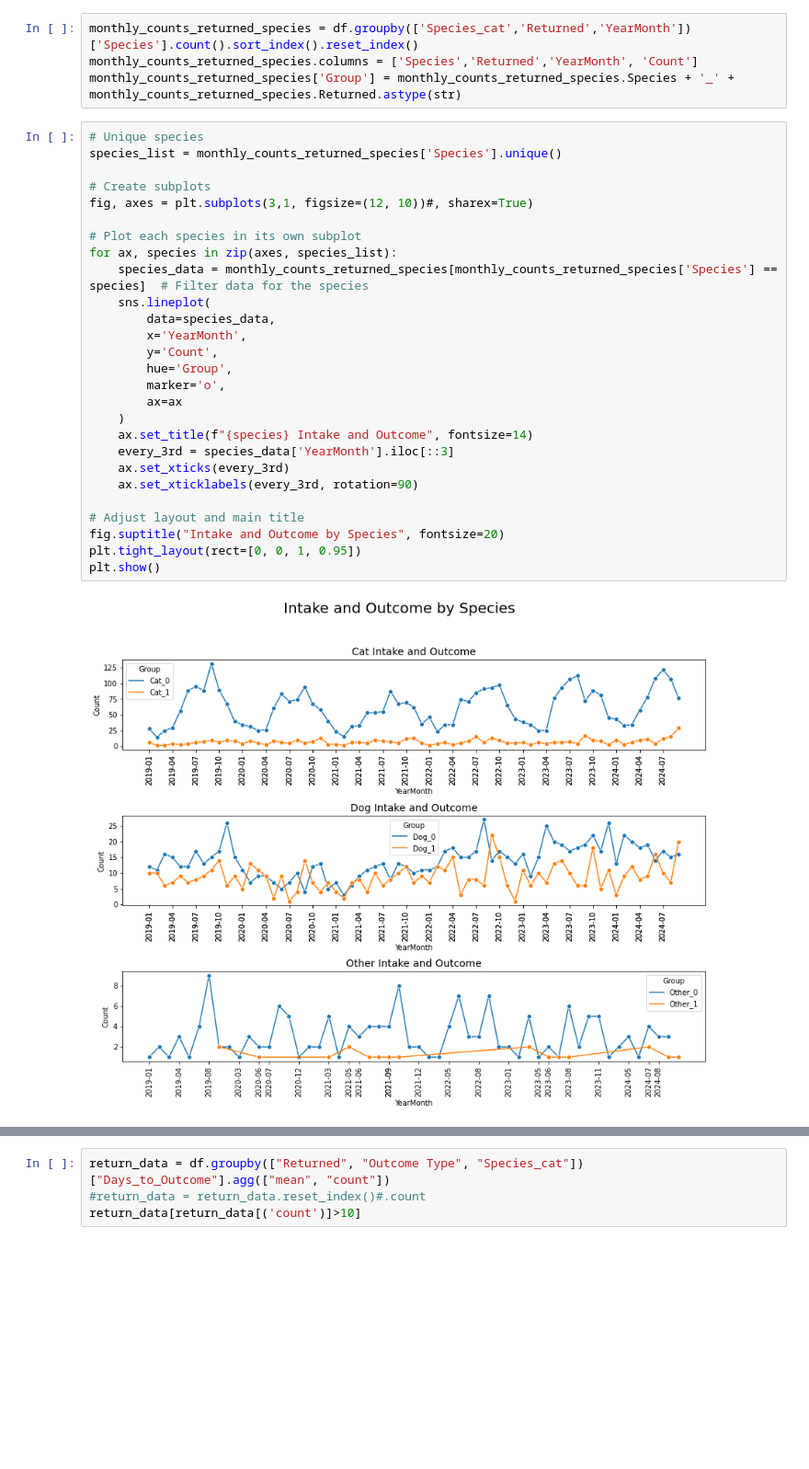
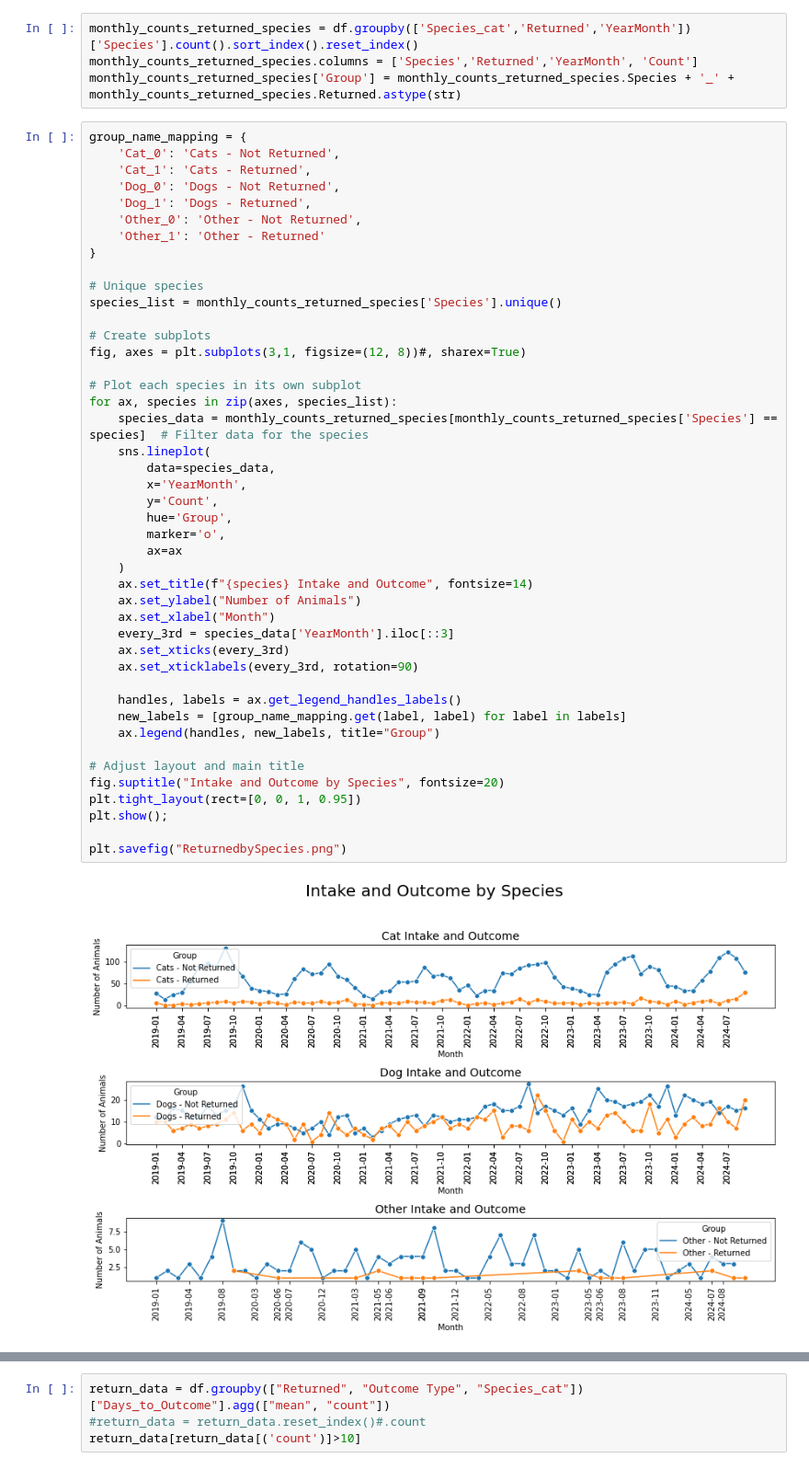
Before and after one commit to statcom-um/HSHV_pet_reunion, a Jupyter notebook: zapell/deduped_exploration.ipynb, the cells around one changed output, grey strips where cells are left out. Shown: that part at 92% size. Saved outputs shown, nothing was run; the diff lists cells and outputs as text; blank space fills up the shorter version.

Commit message:
update code and add plots

```diff
--- a/zapell/deduped_exploration.ipynb
+++ b/zapell/deduped_exploration.ipynb
@@ -76,31 +105,48 @@ monthly_counts_returned_species = df.groupby(['Species_cat','Returned','YearMont
 monthly_counts_returned_species.columns = ['Species','Returned','YearMonth', 'Count']
 monthly_counts_returned_species['Group'] = monthly_counts_returned_species.Species + '_' + monthly_counts_returned_species.Returned.astype(str)
 # %%
+group_name_mapping = {
+    'Cat_0': 'Cats - Not Returned',
+    'Cat_1': 'Cats - Returned',
+    'Dog_0': 'Dogs - Not Returned',
+    'Dog_1': 'Dogs - Returned',
+    'Other_0': 'Other - Not Returned',
+    'Other_1': 'Other - Returned'
+}
+
 # Unique species
 species_list = monthly_counts_returned_species['Species'].unique()
 
 # Create subplots
-fig, axes = plt.subplots(3,1, figsize=(12, 10))#, sharex=True)
+fig, axes = plt.subplots(3,1, figsize=(12, 8))#, sharex=True)
 
 # Plot each species in its own subplot
 for ax, species in zip(axes, species_list):
     species_data = monthly_counts_returned_species[monthly_counts_returned_species['Species'] == species]  # Filter data for the species
     sns.lineplot(
         data=species_data,
         x='YearMonth',
         y='Count',
         hue='Group',
         marker='o',
         ax=ax
     )
     ax.set_title(f"{species} Intake and Outcome", fontsize=14)
+    ax.set_ylabel("Number of Animals")
+    ax.set_xlabel("Month")
     every_3rd = species_data['YearMonth'].iloc[::3]
     ax.set_xticks(every_3rd)
     ax.set_xticklabels(every_3rd, rotation=90)
 
+    handles, labels = ax.get_legend_handles_labels()
+    new_labels = [group_name_mapping.get(label, label) for label in labels]
+    ax.legend(handles, new_labels, title="Group")
+
 # Adjust layout and main title
 fig.suptitle("Intake and Outcome by Species", fontsize=20)
 plt.tight_layout(rect=[0, 0, 1, 0.95])
-plt.show()
+plt.show();
+
+plt.savefig("ReturnedbySpecies.png")
 # %% [output]
-[figure, old version]
+[figure, new version]
```
Also changed, not shown: parts of 4 cells of this notebook, 2 other files.
